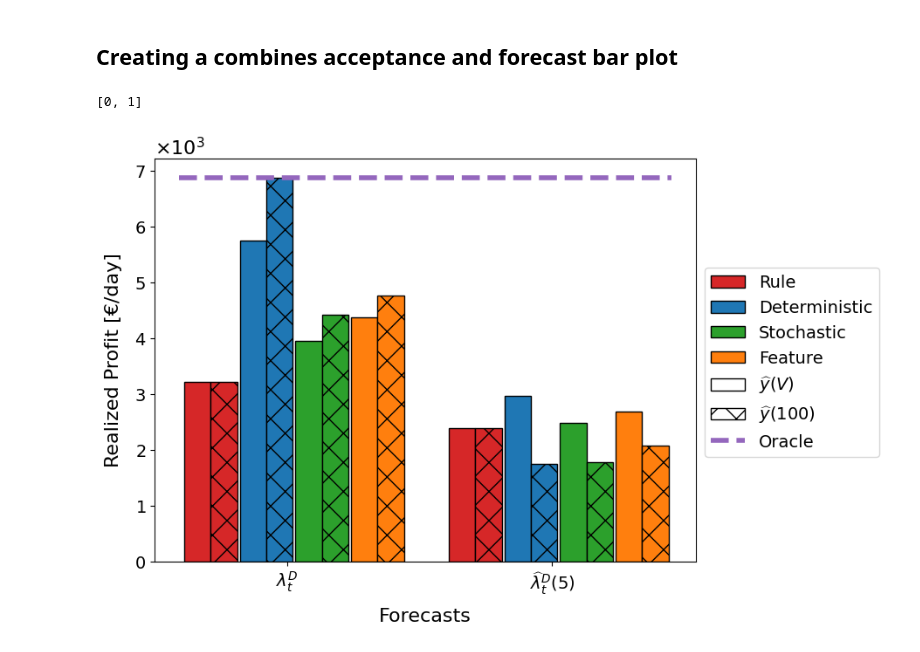
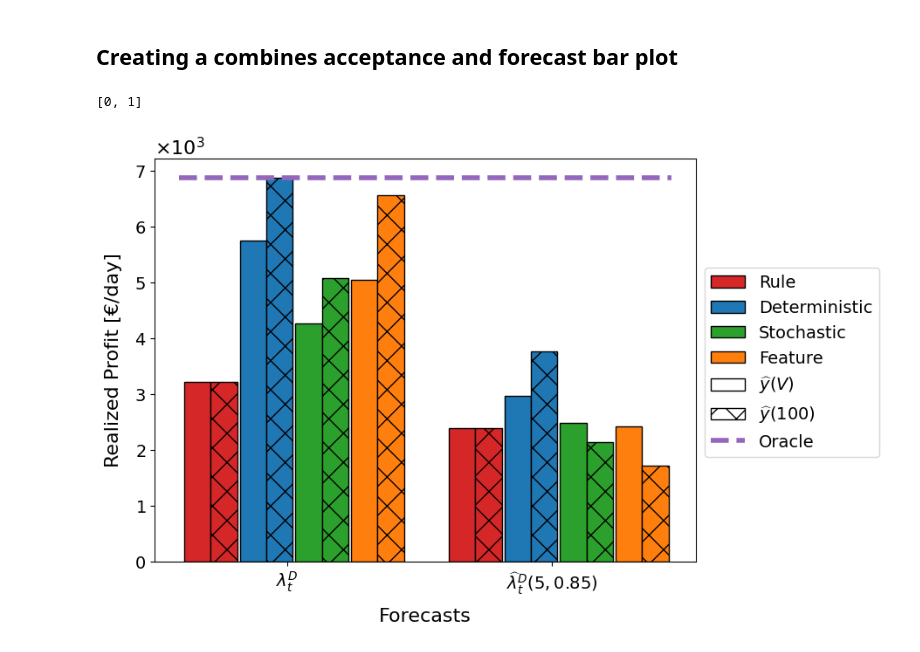
Before and after one commit to junesooshin/lightenup, a Jupyter notebook: Model and Result Examination/Results - Different forecast.ipynb, the cells around one changed output. Saved outputs shown, nothing was run; the diff lists cells and outputs as text; code cells hidden in the pictures.

Commit message:
Acceptance change

```diff
--- a/Model and Result Examination/Results - Different forecast.ipynb
+++ b/Model and Result Examination/Results - Different forecast.ipynb
@@ -16,7 +16,7 @@ Set path:
 desktop_path = os.path.expanduser("~/Desktop")
 #os.chdir(desktop_path+'\DTU MSc\MSc thesis\git\lightenup')
 os.chdir(desktop_path+'\Thesis')
-Add_on_path = "\\Results\\Different forecasts\\"
+Add_on_path = "\\Results\\Different forecasts\\Acceptance\\"
 current_directory = os.getcwd()  # Jupyter file take the current directory as where the jupyter file is located. Different than a .py file...
 # %%
 df_Exp_Profit = json_to_df(current_directory + Add_on_path +  'Exp_profit.json')
@@ -70,0 +111,17 @@ plot_profit_Test(Array,PlotCase = "Forecasts", x_axis_label = "Forecasts", x_axi
+# %%
+desktop_path = os.path.expanduser("~/Desktop")
+#os.chdir(desktop_path+'\DTU MSc\MSc thesis\git\lightenup')
+os.chdir(desktop_path+'\Thesis')
+Add_on_path = "\\Results\\Different forecasts\\Perfect Acceptance and volume sample\\"
+current_directory = os.getcwd()  # Jupyter file take the current directory as where the jupyter file is located. Different than a .py file...
+df_Exp_Profit = json_to_df(current_directory + Add_on_path +  'Exp_profit.json')
+df_RT_Profit = json_to_df(current_directory + Add_on_path + 'RT_profit.json')
+print(df_RT_Profit)
+Array = Create_Array_from_Profit(df_Exp_Profit,df_RT_Profit,NumForecasts=2, SampleSizes=[5])
+Array_perfect = np.mean(Array,axis=2)
+print(Array_perfect)
+x_axis_tick_label = ["$\lambda_{t}^{D}$","$\widehat{\lambda}_{t}^{D}(5,0.85)$"]
+x_axis_selection = [i for i in range(0,len(x_axis_tick_label))] # SampleSize[SampleSize_examination_idx] = 5
+print(x_axis_selection)
+
+plot_profit_Test(Array,PlotCase = "Forecasts", x_axis_label = "Forecasts", x_axis_selection = x_axis_selection, x_axis_tick_label = x_axis_tick_label, Selected_Profit = ['Realized'], barwidth = 0.2, pdf_name = 'Profit_bar_forecast',ShowEachTestDay = False,save = False)
@@ -341,12 +433,12 @@ def plot_profit_Test(Array, PlotCase = "", Selected_models = ['Rule', 'Determini
 Array_V_100 = Array
 Array_V_100[:,:,:,:,0,:] = Array_V
 # %%
-x_axis_tick_label = ["$\lambda_{t}^{D}$","$\widehat{\lambda}_{t}^{D}(5)$"]
+x_axis_tick_label = ["$\lambda_{t}^{D}$","$\widehat{\lambda}_{t}^{D}(5,0.85)$"]
 x_axis_selection = [i for i in range(0,len(x_axis_tick_label))] # SampleSize[SampleSize_examination_idx] = 5
 print(x_axis_selection)
 Selected_Profit = ["$\widehat{y}(V)$","$\widehat{y}(100)$"]
 legends = ["Rule","Deterministic","Stochastic","Feature","Oracle","$\widehat{y}(V)$","$\widehat{y}(100)$"]
 plot_profit_Test(Array_V_100,PlotCase = "Forecasts", x_axis_label = "Forecasts", x_axis_selection = x_axis_selection, x_axis_tick_label = x_axis_tick_label, Selected_Profit = Selected_Profit, barwidth = 0.1,legends = legends,bbox_to_anchor=(1.0, 0.75), y_axis_label= 'Realized Profit [\u20AC/day]',pdf_name = 'Profit_bar_forecast',ShowEachTestDay = False,save = True)
 # %% [output]
 [0, 1]
-[figure, old version]
+[figure, new version]
```
Also changed, not shown: parts of 10 cells of this notebook, 16 other files.
